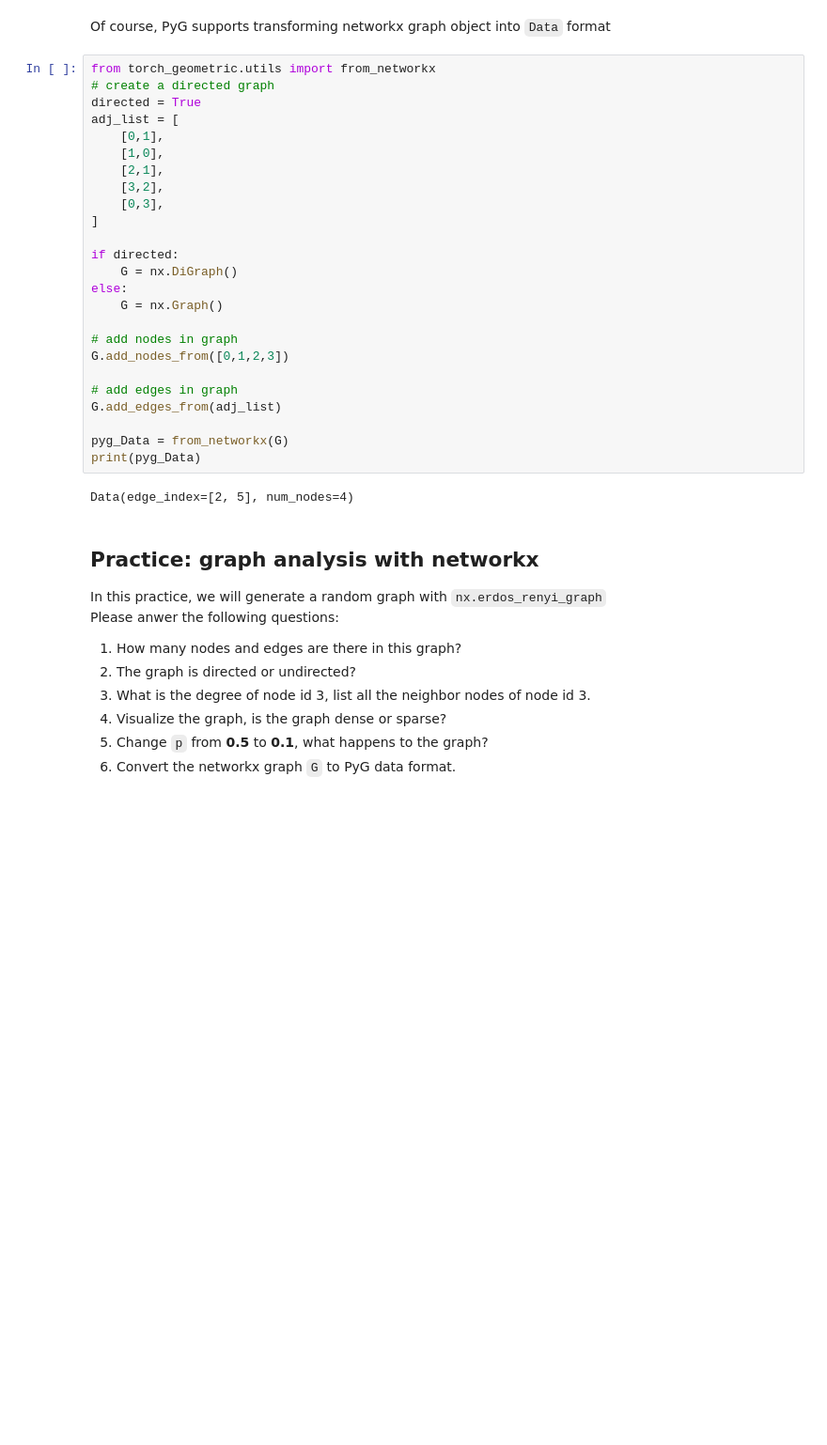
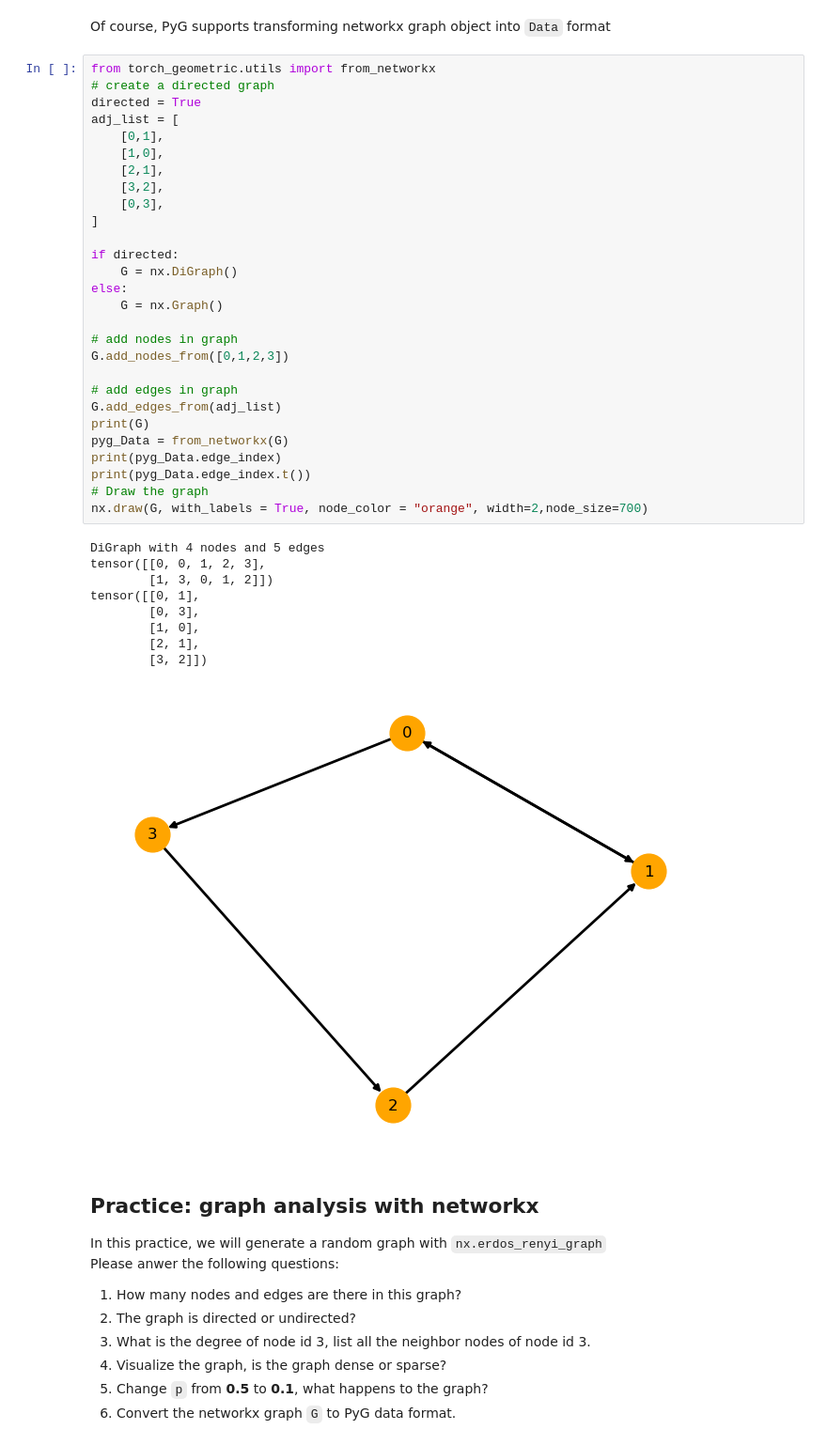
Before and after one commit to shangyuan191/MLG2023, a Jupyter notebook: 0-Introduction.ipynb, the cells around one changed output. Shown: that part at 94% size. Saved outputs shown, nothing was run; the diff lists cells and outputs as text; blank space fills up the shorter version.

```diff
--- a/0-Introduction.ipynb
+++ b/0-Introduction.ipynb
@@ -261,30 +350,41 @@
 # %%
 from torch_geometric.utils import from_networkx
 # create a directed graph
 directed = True
 adj_list = [
     [0,1],
     [1,0],
     [2,1],
     [3,2],
     [0,3],
 ]
 
 if directed:
     G = nx.DiGraph()
 else:
     G = nx.Graph()
 
 # add nodes in graph
 G.add_nodes_from([0,1,2,3])
 
 # add edges in graph
 G.add_edges_from(adj_list)
-
+print(G)
 pyg_Data = from_networkx(G)
-print(pyg_Data)
+print(pyg_Data.edge_index)
+print(pyg_Data.edge_index.t())
+# Draw the graph
+nx.draw(G, with_labels = True, node_color = "orange", width=2,node_size=700)
 # %% [output]
-Data(edge_index=[2, 5], num_nodes=4)
+DiGraph with 4 nodes and 5 edges
+tensor([[0, 0, 1, 2, 3],
+        [1, 3, 0, 1, 2]])
+tensor([[0, 1],
+        [0, 3],
+        [1, 0],
+        [2, 1],
+        [3, 2]])
+[figure, added]
 # %% [markdown]
 ## Practice: graph analysis with networkx
 In this practice, we will generate a random graph with `nx.erdos_renyi_graph` <br>
```
Also changed, not shown: parts of 15 cells of this notebook, 4 other files.
